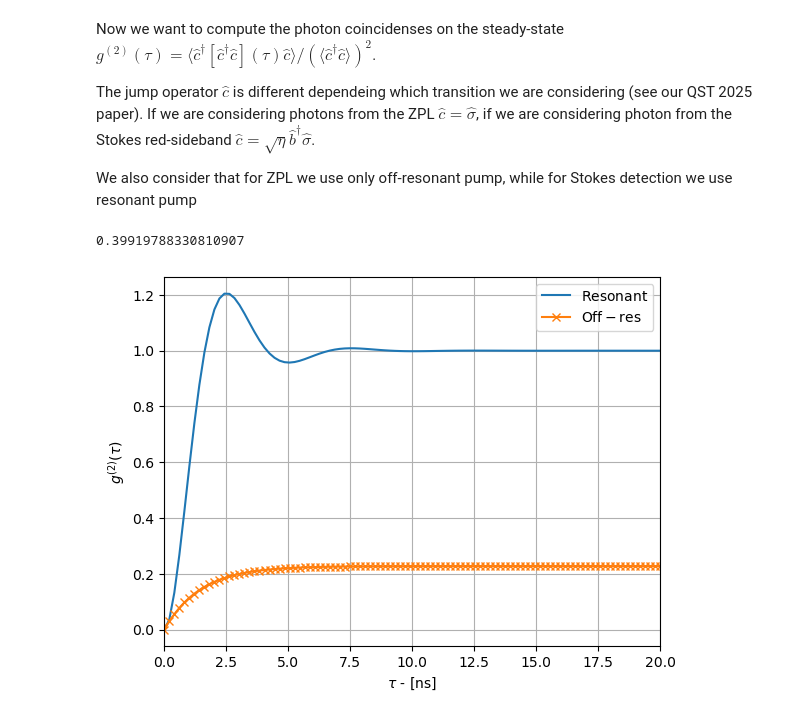
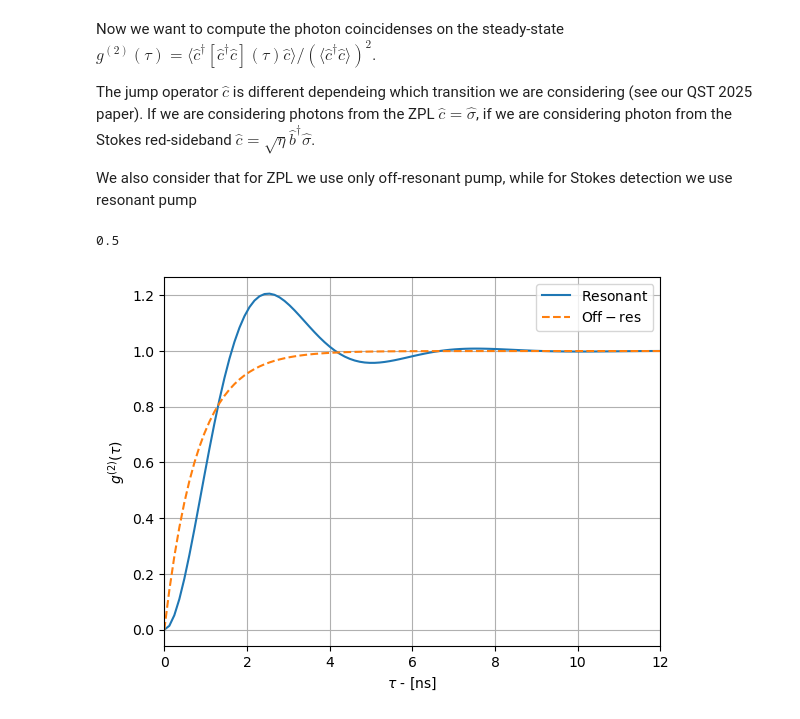
Before and after one commit to Daniele-PyBECTN/molecular_quantum_optics, a Jupyter notebook: basic_schemes/exc_vs_fluoresce.ipynb, the cells around one changed output. Cells and saved outputs as stored; diff of their text form; code cells hidden in the pictures.

```diff
--- a/basic_schemes/exc_vs_fluoresce.ipynb
+++ b/basic_schemes/exc_vs_fluoresce.ipynb
@@ -91,7 +91,7 @@ We also consider that for ZPL we use only off-resonant pump, while for Stokes de
 gamma_rad = 2*np.pi * 0.1    #radiative decay rate
 gamma_deph = 2*np.pi * 0.1      #dephasing rate
 
-gamma_v = 2*np.pi * 10.      #vibrational decay rate
+gamma_v = 2*np.pi * 20.      #vibrational decay rate
 om_v = 2*np.pi * 30         #vibrational frequency
 n_th = .0                    #possible vibrational thermal population
 
@@ -117,34 +117,34 @@ rho_ss = steadystate(H0+HD, c_jumps)    #compute the steady state density matrix
 
 c = eta**.5*b.dag()*sig
 N = expect(c.dag()*c, rho_ss)    #store the fluorescence rate
-taus = np.linspace(0., 20., 100)    #time in ns
+taus = np.linspace(0., 12., 100)    #time in ns
 G2 = correlation_3op_1t( H0+HD, rho_ss, taus, c_jumps, c.dag(), c.dag()*c, c )
 
 g2res = G2/N**2
 # %%
 #OFF-RESONANT (INCOHERENT) PUMP & ZPL detection
-Gam_plus = 2*np.pi * .01     #off-resonant pumping rate (always in GHz)
-c_jumps = [ gamma_rad**.5*sig, gamma_deph**.5*sig.dag()*sig, (gamma_v*(1+n_th))**.5*b, (gamma_v*(n_th))**.5*b.dag(), Gam_plus**.5*sig.dag() ] #list of jump operators describing dissipations and dephasing and off-res pump
-H0 = 0*b.dag()*b + 0*sig.dag()*sig   #defining the Hamiltonian in the rotating frame
+Gam_plus = 2*np.pi * .1     #off-resonant pumping rate (always in GHz)
+c_jumps = [ gamma_rad**.5*sig_p, gamma_deph**.5*sig.dag()*sig, (gamma_v*(1+n_th))**.5*b, (gamma_v*(n_th))**.5*b.dag(), Gam_plus**.5*sig.dag() ] #list of jump operators describing dissipations and dephasing and off-res pump
+H0 = om_v*b.dag()*b + 0*sig.dag()*sig   #defining the Hamiltonian in the rotating frame
 rho_ss_off = steadystate(H0, c_jumps)
 
 c = sig
-N = expect(c.dag()*c, rho_ss)    #store the fluorescence rate
-G2 = correlation_3op_1t( H0, rho_ss, taus, c_jumps, c.dag(), c.dag()*c, c )
+N = expect(c.dag()*c, rho_ss_off)    #store the fluorescence rate
+G2 = correlation_3op_1t( H0, rho_ss_off, taus, c_jumps, c.dag(), c.dag()*c, c )
 g2incoh = G2/N**2
 print(N)
 # %% [output]
-0.39919788330810907
+0.5
 # %%
 plt.plot(taus,g2res.real, label=r'${\rm Resonant}$')
-plt.plot(taus,g2incoh.real, label=r'${\rm Off-res}$', marker='x')
+plt.plot(taus,g2incoh.real, label=r'${\rm Off-res}$', linestyle='--')
 
 
 #plt.ylim(0,2)
 plt.xlim(0,np.amax(taus))
 plt.xlabel(r"$\tau$ - [ns]")
 plt.ylabel(r"$g^{(2)}(\tau)$")
 plt.legend()
 plt.grid()
 # %% [output]
-[figure, old version]
+[figure, new version]
```
